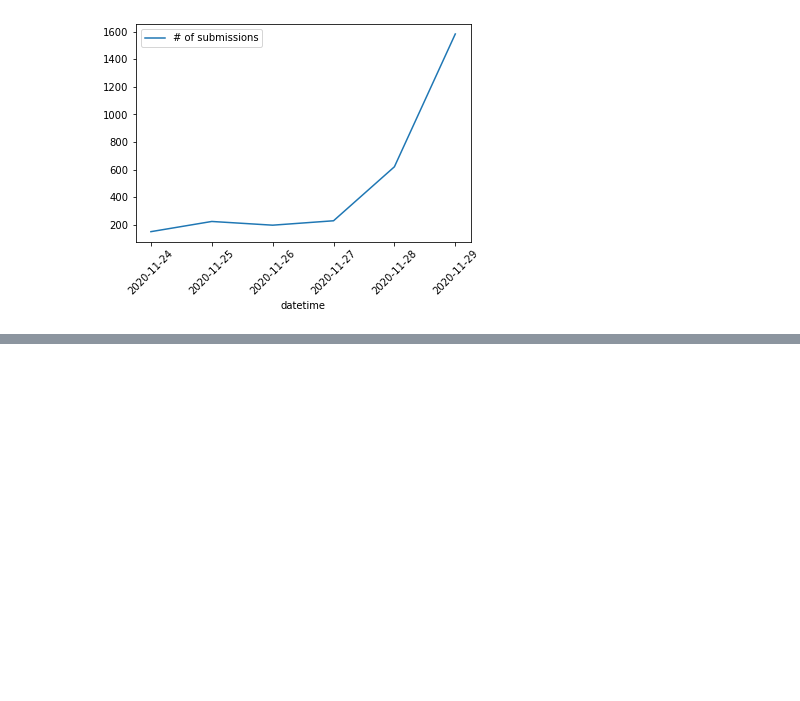
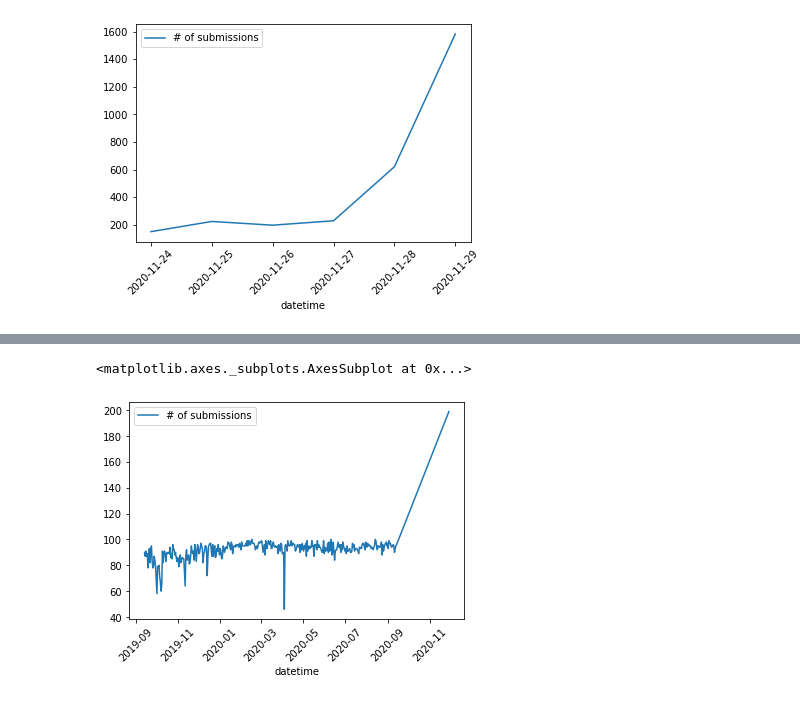
Before and after one commit to cryptobootcamp/crypto, a Jupyter notebook: redditScraper.ipynb, the cells around one changed output, grey strips where cells are left out. Cells and saved outputs as stored; diff of their text form; code cells hidden in the pictures; blank space fills up the shorter version.

```diff
--- a/redditScraper.ipynb
+++ b/redditScraper.ipynb
@@ -102,0 +137,16 @@ df.groupby(by=df.datetime.dt.date).count().plot(y='id', rot=45, label='# of subm
+# %%
+# Getting date ranges per day and converting to timestamp
+import datetime
+start_date = datetime.datetime(2020, 1, 1)
+end_date = datetime.datetime(2020, 1, 4)
+delta = datetime.timedelta(days=1)
+
+stopper = start_date
+
+while start_date <= end_date:
+    stopper += delta
+
+    start = int(start_date.timestamp())
+    end = int(stopper.timestamp())
+    print(start, "to", end)
+    start_date += delta
@@ -102,0 +254,10 @@ df.groupby(by=df.datetime.dt.date).count().plot(y='id', rot=45, label='# of subm
+# %%
+# Convert to dataframe
+df = pd.DataFrame(submissions)
+# Keep only the needed columns
+df = df[['id', 'score', 'subreddit', 'body', 'created_utc']]
+# Convert to datetime and sort by it
+df['datetime'] = df['created_utc'].map(lambda t: datetime.datetime.fromtimestamp(t))
+df = df.drop('created_utc', axis=1)
+df = df.sort_values(by='datetime')
+df
@@ -102,0 +284,4 @@ df.groupby(by=df.datetime.dt.date).count().plot(y='id', rot=45, label='# of subm
+# %%
+# Removing duplicates
+df = df.drop_duplicates(subset='body', keep="first")
+df
@@ -102,0 +302,6 @@ df.groupby(by=df.datetime.dt.date).count().plot(y='id', rot=45, label='# of subm
+# %%
+# Display # of results by date
+df.groupby(by=df.datetime.dt.date).count().plot(y='id', rot=45, label='# of submissions')
+# %% [output]
+<matplotlib.axes._subplots.AxesSubplot at 0x...>
+[figure, added]
```
Also changed, not shown: parts of 16 cells of this notebook.
